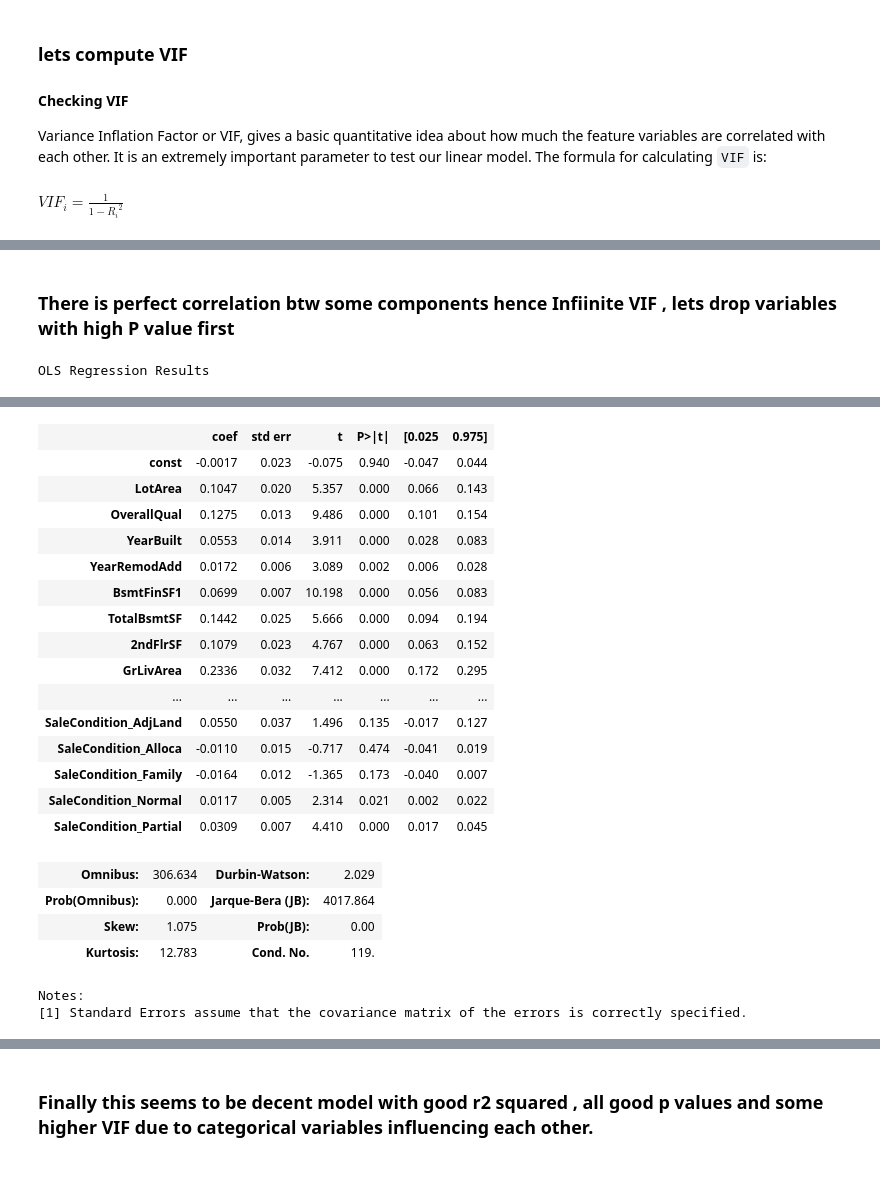
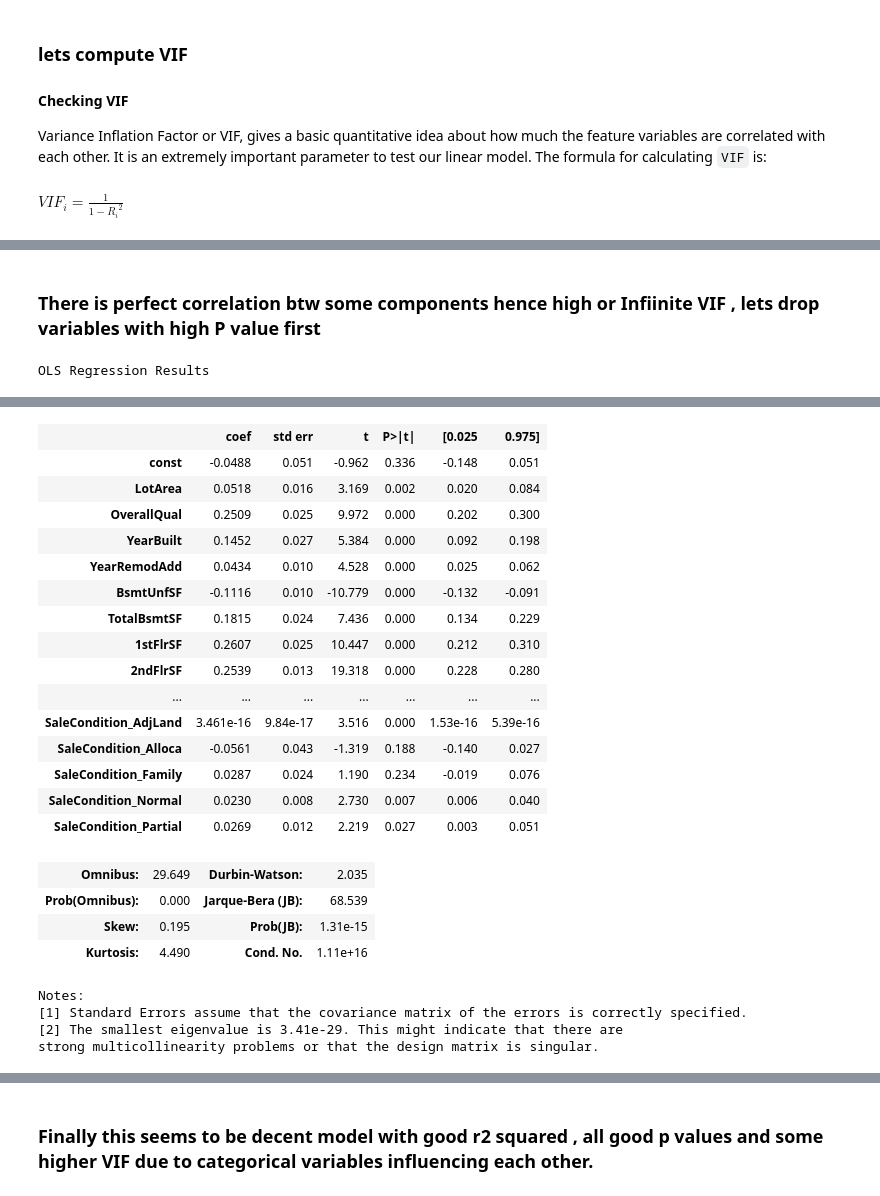
Before and after one commit to abidahmeds/AdvancedRegressionAssignment, a Jupyter notebook: AdvancedRegressionAssignmentAbid.ipynb, the cells around one changed output, grey strips where cells are left out. Drawn from its saved outputs; the diff is of its cells as text; code cells hidden in the pictures.

```diff
--- a/AdvancedRegressionAssignmentAbid.ipynb
+++ b/AdvancedRegressionAssignmentAbid.ipynb
@@ -265,3 +272,5 @@ houses_cleaned=houses.drop(drop_columns,axis=1)
+# %%
+houses_cleaned['MSSubClass']=houses_cleaned['MSSubClass'].apply(lambda x: '20' if x == 20 else ('30' if x == 30 else ( '40' if x == 40 else ('45' if x == 45 else ('50' if x == 50 else ('60' if x == 60 else ('70' if x == 70 else ('75' if x == 75 else ('80' if x == 80 else('85' if x == 85 else ('90' if x ==90 else('120' if x== 120 else ('150' if x== 150 else ('160' if x== 160 else('180' if x==180 else('190'))))))))))))))))
 # %%
 ## Lets draw heatmap on remaining numerical different variables and SalePrice to get a view on correlation
 corr_columns1=houses[['SalePrice','WoodDeckSF', 'OpenPorchSF', 'EnclosedPorch', '3SsnPorch', 'ScreenPorch', 'PoolArea', 'MiscVal', 'MoSold']]
@@ -501,22 +510,3 @@ print (non_categorical_columns)
 ['LotFrontage', 'LotArea', 'OverallQual', 'YearBuilt', 'YearRemodAdd', 'MasVnrArea', 'BsmtFinSF1', 'BsmtUnfSF', 'TotalBsmtSF', '1stFlrSF', '2ndFlrSF', 'GrLivArea', 'BsmtFullBath', 'FullBath', 'HalfBat ...
 # %% [markdown]
 ### Checking Outliers
-# %%
-def detect_outliers_iqr(data):
-    #data = data.sort_values
-    outliers = []
-    q1 = np.quantile(data, 0.01)
-    q3 = np.quantile(data, 0.99)
-    # print(q1, q3)
-    IQR = q3-q1
-    lwr_bound = q1-(1.5*IQR)
-    upr_bound = q3+(1.5*IQR)
-    # print(lwr_bound, upr_bound)
-    for i in data:
-        if (i<lwr_bound or i>upr_bound):
-            outliers.append(i)
-    return outliers# Driver code
-
-for i in non_categorical_columns:
-    sample_outliers = detect_outliers_iqr(houses_cleaned[i])
-    print("Outliers from IQR method for less than 1% and high than 99% for ",i, " are" ,sample_outliers)
@@ -555,0 +575,10 @@ houses_outlierremoved.head()
+# %%
+houses_outlierremoved=houses_cleaned
+for i in non_categorical_columns:
+    UB_outliers,LB_outliers = detect_outliers_iqr(houses_cleaned[i])
+    if len(UB_outliers):
+        UB_outliers.sort()
+        minimum_UB_value=float(str(UB_outliers[:1])[1:-1])
+        houses_outlierremoved=houses_outlierremoved[houses_outlierremoved[i] < minimum_UB_value]
+    if len(LB_outliers):
+        houses_outlierremoved=houses_outlierremoved[houses_outlierremoved[i] > max(LB_outliers)]
@@ -643,6 +677,6 @@ print(r2)
 # %%
 ## Lets drop columns with all false and also in particular if few of the categorical variables are flse , lets drop whole variable itself.
-drop_columns=["LotFrontage","BsmtUnfSF","1stFlrSF","BsmtFullBath","FullBath","HalfBath","Fireplaces","TotRmsAbvGrd","GarageCars","GarageYrBlt","OpenPorchSF","YrSold","MSZoning","Alley","LotConfig","LotShape","Condition1","RoofStyle","Exterior1st","Exterior2nd","MasVnrType","Foundation","FireplaceQu","GarageFinish","GarageType","Fence"]
+drop_columns=["LotFrontage","BsmtFullBath","FullBath","HalfBath","Fireplaces","GrLivArea","MasVnrArea","TotRmsAbvGrd","GarageCars","GarageYrBlt","WoodDeckSF","BsmtFinSF1","YrSold","Alley","LotConfig","LotShape","Condition1","HouseStyle","Exterior1st","Exterior2nd","BsmtFinType1","BsmtFinType2","MasVnrType","ExterQual","FireplaceQu","GarageFinish","GarageType","Fence"]
 # drop the columns needed to be dropped
 houses_cleaned=houses_cleaned.drop(drop_columns,axis=1)
 houses_temp=houses_cleaned
@@ -779,10 +813,10 @@ vif
 # %% [markdown]
-### There is perfect correlation btw some components hence Infiinite VIF ,  lets drop variables with high P value first
+### There is perfect correlation btw some components hence high or Infiinite VIF ,  lets drop variables with high P value first
 # %%
 # Some of the categorical vairables have high P value , lets drop the variable if some of them have high p value
 # Lets drop columns with all false and also in particular if few of the categorical variables are flse , lets drop whole variable itself.
 houses_cleaned=houses_temp
-drop_columns=["BsmtFinType2","BsmtFinType1","MasVnrArea","LandContour","SaleType","ExterCond","BsmtExposure"]
+drop_columns=["LandContour","MSSubClass","SaleType","ExterCond","RoofStyle","BsmtExposure"]
 # drop the columns needed to be dropped
 houses_cleaned=houses_cleaned.drop(drop_columns,axis=1)
 ## Since we have lots of categorical variable , lets check them now before Encoding all of them.
@@ -801,7 +835,7 @@ for i in categorical_columns:
 houses_train, houses_test = train_test_split(houses_updated,
                                      train_size = 0.7,
                                      test_size = 0.3,
-                                     random_state = 100)
+                                     random_state = 90)
 
 # rescale the features
 scaler = MinMaxScaler()
@@ -838,26 +872,28 @@ OLS Regression Results
 | Covariance Type: | nonrobust |  |  |
 |  | coef | std err | t | P>|t| | [0.025 | 0.975] |
-| const | -0.0017 | 0.023 | -0.075 | 0.940 | -0.047 | 0.044 |
-| LotArea | 0.1047 | 0.020 | 5.357 | 0.000 | 0.066 | 0.143 |
-| OverallQual | 0.1275 | 0.013 | 9.486 | 0.000 | 0.101 | 0.154 |
-| YearBuilt | 0.0553 | 0.014 | 3.911 | 0.000 | 0.028 | 0.083 |
-| YearRemodAdd | 0.0172 | 0.006 | 3.089 | 0.002 | 0.006 | 0.028 |
-| BsmtFinSF1 | 0.0699 | 0.007 | 10.198 | 0.000 | 0.056 | 0.083 |
-| TotalBsmtSF | 0.1442 | 0.025 | 5.666 | 0.000 | 0.094 | 0.194 |
-| 2ndFlrSF | 0.1079 | 0.023 | 4.767 | 0.000 | 0.063 | 0.152 |
-| GrLivArea | 0.2336 | 0.032 | 7.412 | 0.000 | 0.172 | 0.295 |
+| const | -0.0488 | 0.051 | -0.962 | 0.336 | -0.148 | 0.051 |
+| LotArea | 0.0518 | 0.016 | 3.169 | 0.002 | 0.020 | 0.084 |
+| OverallQual | 0.2509 | 0.025 | 9.972 | 0.000 | 0.202 | 0.300 |
+| YearBuilt | 0.1452 | 0.027 | 5.384 | 0.000 | 0.092 | 0.198 |
+| YearRemodAdd | 0.0434 | 0.010 | 4.528 | 0.000 | 0.025 | 0.062 |
+| BsmtUnfSF | -0.1116 | 0.010 | -10.779 | 0.000 | -0.132 | -0.091 |
+| TotalBsmtSF | 0.1815 | 0.024 | 7.436 | 0.000 | 0.134 | 0.229 |
+| 1stFlrSF | 0.2607 | 0.025 | 10.447 | 0.000 | 0.212 | 0.310 |
+| 2ndFlrSF | 0.2539 | 0.013 | 19.318 | 0.000 | 0.228 | 0.280 |
 | ... | ... | ... | ... | ... | ... | ... |
-| SaleCondition_AdjLand | 0.0550 | 0.037 | 1.496 | 0.135 | -0.017 | 0.127 |
-| SaleCondition_Alloca | -0.0110 | 0.015 | -0.717 | 0.474 | -0.041 | 0.019 |
-| SaleCondition_Family | -0.0164 | 0.012 | -1.365 | 0.173 | -0.040 | 0.007 |
-| SaleCondition_Normal | 0.0117 | 0.005 | 2.314 | 0.021 | 0.002 | 0.022 |
-| SaleCondition_Partial | 0.0309 | 0.007 | 4.410 | 0.000 | 0.017 | 0.045 |
+| SaleCondition_AdjLand | 3.461e-16 | 9.84e-17 | 3.516 | 0.000 | 1.53e-16 | 5.39e-16 |
+| SaleCondition_Alloca | -0.0561 | 0.043 | -1.319 | 0.188 | -0.140 | 0.027 |
+| SaleCondition_Family | 0.0287 | 0.024 | 1.190 | 0.234 | -0.019 | 0.076 |
+| SaleCondition_Normal | 0.0230 | 0.008 | 2.730 | 0.007 | 0.006 | 0.040 |
+| SaleCondition_Partial | 0.0269 | 0.012 | 2.219 | 0.027 | 0.003 | 0.051 |
-| Omnibus: | 306.634 | Durbin-Watson: | 2.029 |
-| Prob(Omnibus): | 0.000 | Jarque-Bera (JB): | 4017.864 |
-| Skew: | 1.075 | Prob(JB): | 0.00 |
-| Kurtosis: | 12.783 | Cond. No. | 119. |
+| Omnibus: | 29.649 | Durbin-Watson: | 2.035 |
+| Prob(Omnibus): | 0.000 | Jarque-Bera (JB): | 68.539 |
+| Skew: | 0.195 | Prob(JB): | 1.31e-15 |
+| Kurtosis: | 4.490 | Cond. No. | 1.11e+16 |
 Notes:
 [1] Standard Errors assume that the covariance matrix of the errors is correctly specified.
+[2] The smallest eigenvalue is 3.41e-29. This might indicate that there are
+strong multicollinearity problems or that the design matrix is singular.
 # %%
 vif = pd.DataFrame()
 vif['Features'] = X_train.columns
```
Also changed, not shown: parts of 65 cells of this notebook, 1 other file.
